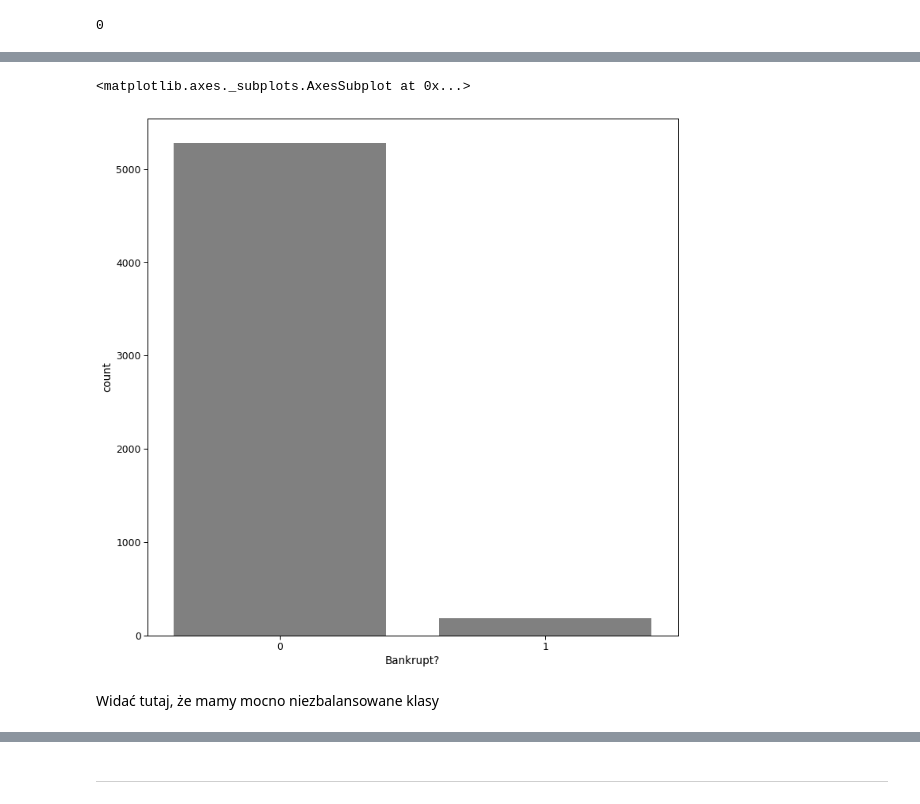
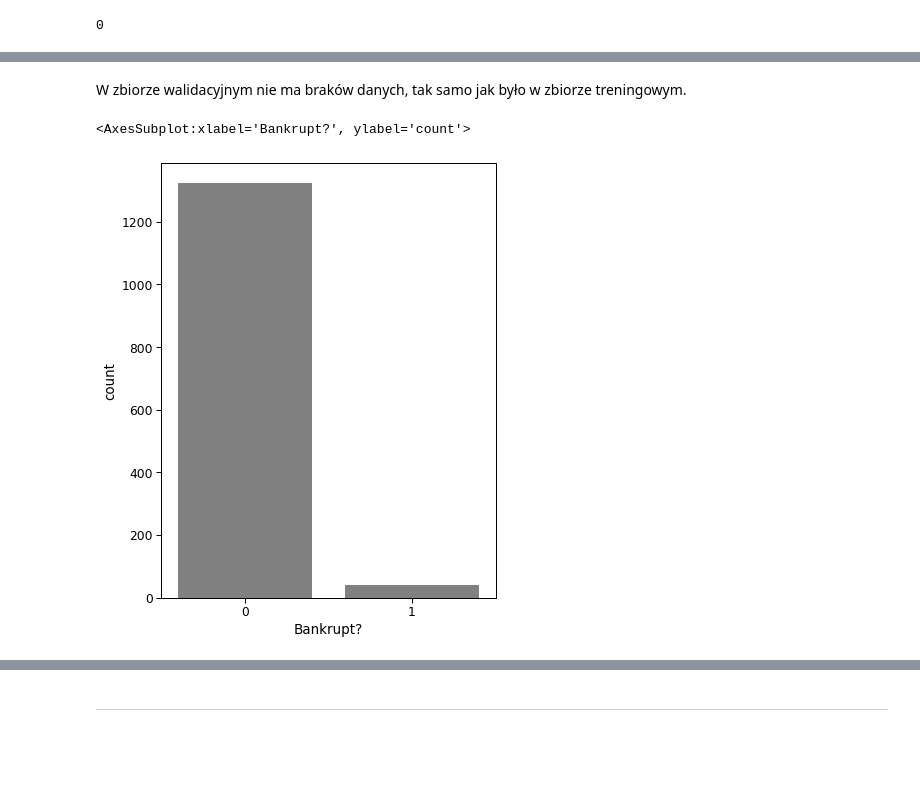
Before and after one commit to malwina0/2022L-ML, a Jupyter notebook: ZD3/Sokolowski_Szymplinski_HW3.ipynb, the cells around one changed output, grey strips where cells are left out. Drawn from its saved outputs; the diff is of its cells as text; code cells hidden in the pictures; blank space fills up the shorter version.

```diff
--- a/ZD3/Sokolowski_Szymplinski_HW3.ipynb
+++ b/ZD3/Sokolowski_Szymplinski_HW3.ipynb
@@ -19,7 +19,7 @@ import copy
 warnings.filterwarnings('ignore')
 
 # ustawia domyślną wielkość wykresów
-plt.rcParams['figure.figsize'] = (12,12)
+plt.rcParams['figure.figsize'] = (6,8)
 # to samo tylko dla tekstu
 plt.rcParams['font.size'] = 16
 # ustawia wielkość tekstów dla wykresów seaborn zależną od wielkości wykresu
@@ -49,7 +43,7 @@ X = data.drop("Bankrupt?", axis=1)
 y = data["Bankrupt?"]
 y = y.astype('int')
 
-X_train_val, X_test, y_train_val, y_test = train_test_split(X, y, random_state=420, test_size=0.2)
+X_train_test, X_val, y_train_test, y_val = train_test_split(X, y, random_state=420, test_size=0.2)
 # %%
-data_train_val = pd.concat([X_train_val, y_train_val], axis = 1)
-data_test = pd.concat([X_test, y_test], axis=1)
+data_train_test = pd.concat([X_train_test, y_train_test], axis = 1)
+data_val = pd.concat([X_val, y_val], axis=1)
@@ -148,7 +82,7 @@ plt.show()
+# %% [markdown]
+W zbiorze walidacyjnym nie ma braków danych, tak samo jak było w zbiorze treningowym.
 # %%
-sns.countplot(x="Bankrupt?", data=data_train_val, color='gray')
+sns.countplot(x="Bankrupt?", data=data_val, color='gray')
 # %% [output]
-<matplotlib.axes._subplots.AxesSubplot at 0x...>
+<AxesSubplot:xlabel='Bankrupt?', ylabel='count'>
-[figure, old version]
+[figure, new version]
-# %% [markdown]
-Widać tutaj, że mamy mocno niezbalansowane klasy
```
Also changed, not shown: parts of 94 cells of this notebook.
